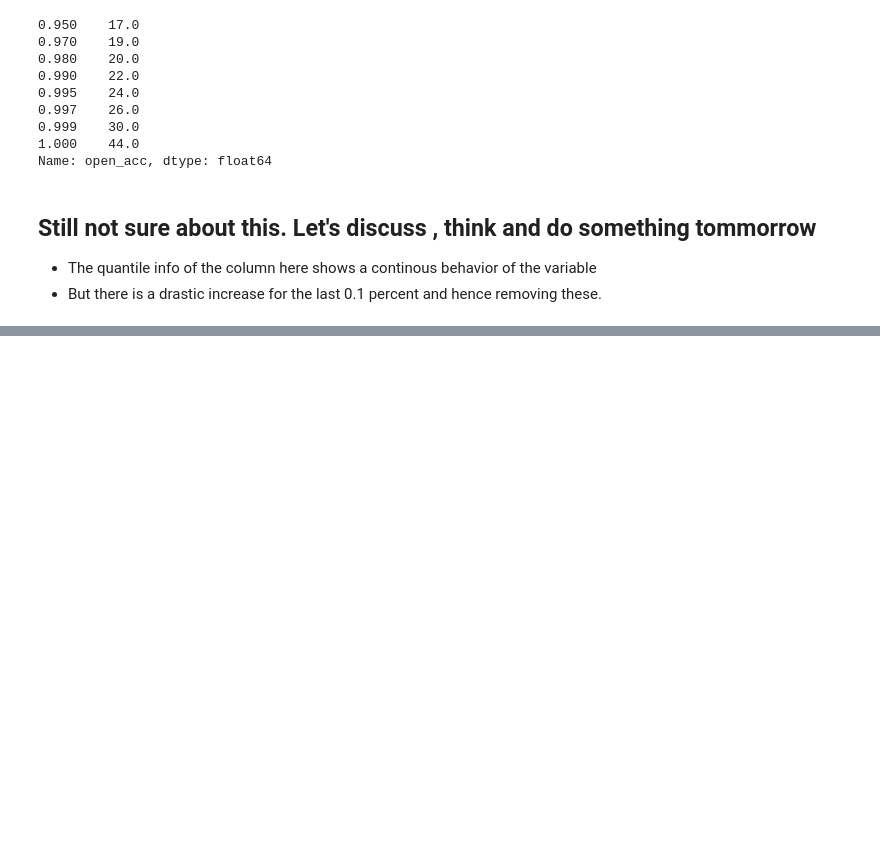
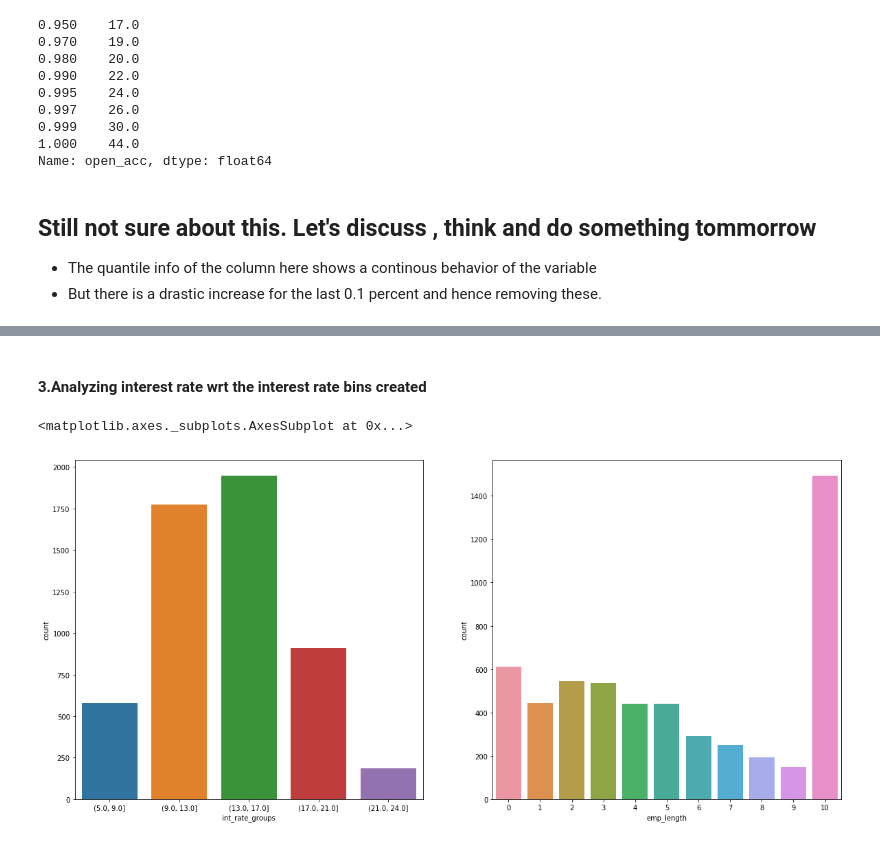
Before and after one commit to anushkaparadkar/lending-club-case-study, a Jupyter notebook: lending-case-study.ipynb, the cells around one changed output, grey strips where cells are left out. Drawn from its saved outputs; the diff is of its cells as text; code cells hidden in the pictures; blank space fills up the shorter version.

```diff
--- a/lending-case-study.ipynb
+++ b/lending-case-study.ipynb
@@ -282,0 +331,7 @@ sns.boxplot(loan_data.open_acc)
+# %%
+#creating bins for int_rate,open_acc,revol_util,total_acc
+loan_data['int_rate_groups'] = pd.cut(loan_data['int_rate'], bins=5,precision =0)
+loan_data['open_acc_groups'] = pd.cut(loan_data['open_acc'], bins=5,precision =0)
+loan_data['revol_util_groups'] = pd.cut(loan_data['revol_util'], bins=5,precision =0)
+loan_data['total_acc_groups'] = pd.cut(loan_data['total_acc'], bins=5,precision =0)
+loan_data['annual_inc_groups'] = pd.cut(loan_data['annual_inc'], bins=5,precision =0)
@@ -282,0 +349,11 @@ sns.boxplot(loan_data.open_acc)
+# %% [markdown]
+####  3.Analyzing interest rate wrt the interest rate bins created
+# %%
+plt.figure(figsize=(20,20))
+plt.subplot(221)
+sns.countplot(x='int_rate_groups', data=loan_data[loan_data['loan_status']=='Charged Off'])
+plt.subplot(222)
+sns.countplot(x='emp_length', data=loan_data[loan_data['loan_status']=='Charged Off'])
+# %% [output]
+<matplotlib.axes._subplots.AxesSubplot at 0x...>
+[figure, added]
```
Also changed, not shown: parts of 19 cells of this notebook.
